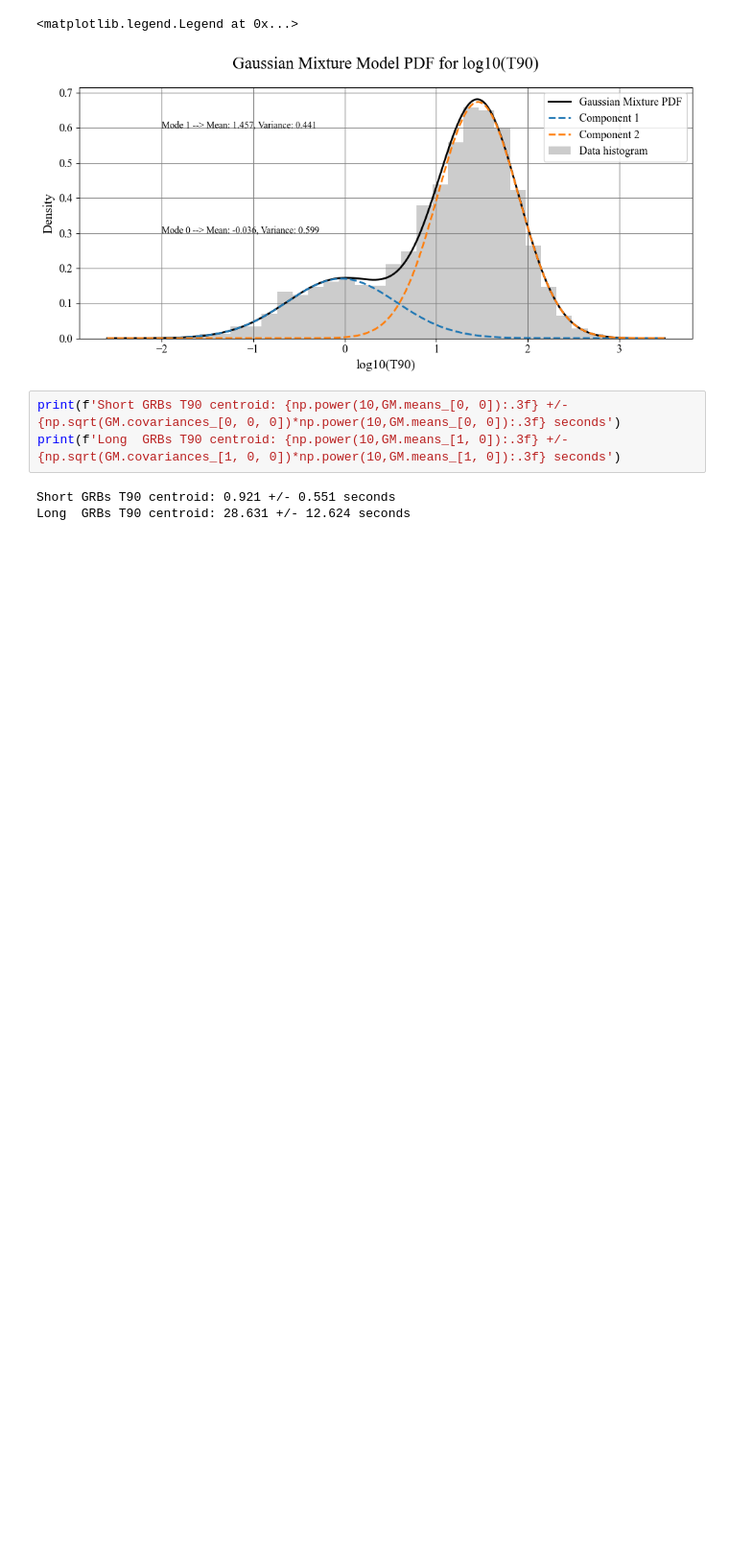
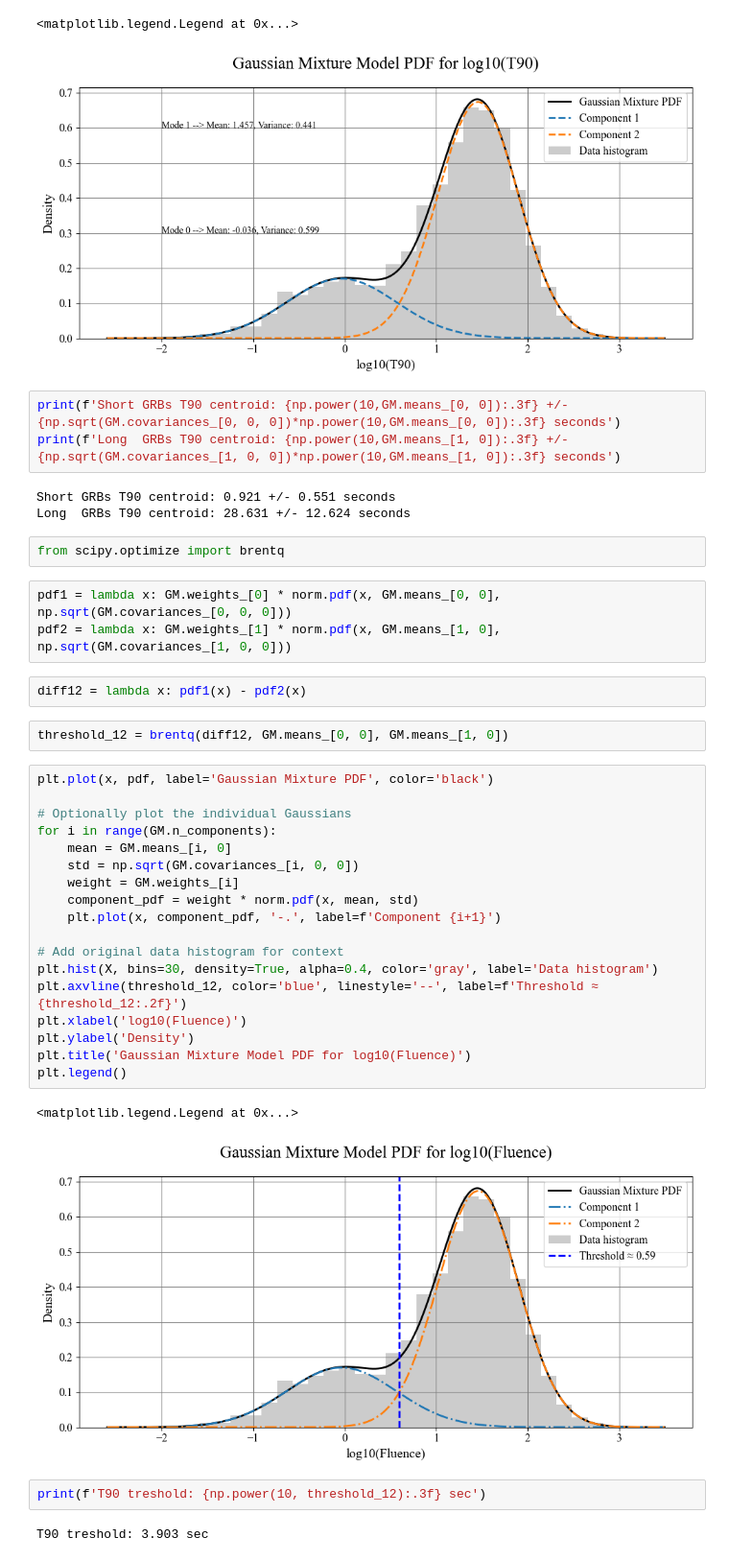
Before and after one commit to Richardforphys/AstroStatistics, a Jupyter notebook: AML/Notebooks/AstroStatistics/ML/GammaRayBursts/T90.ipynb, the cells around one changed output. Shown at 96% size. Drawn from its saved outputs; the diff is of its cells as text; blank space fills up the shorter version.

```diff
--- a/AML/Notebooks/AstroStatistics/ML/GammaRayBursts/T90.ipynb
+++ b/AML/Notebooks/AstroStatistics/ML/GammaRayBursts/T90.ipynb
@@ -151,3 +151,37 @@ print(f'Long  GRBs T90 centroid: {np.power(10,GM.means_[1, 0]):.3f} +/- {np.sqrt
 # %% [output]
 Short GRBs T90 centroid: 0.921 +/- 0.551 seconds
 Long  GRBs T90 centroid: 28.631 +/- 12.624 seconds
+# %%
+from scipy.optimize import brentq
+# %%
+pdf1 = lambda x: GM.weights_[0] * norm.pdf(x, GM.means_[0, 0], np.sqrt(GM.covariances_[0, 0, 0]))
+pdf2 = lambda x: GM.weights_[1] * norm.pdf(x, GM.means_[1, 0], np.sqrt(GM.covariances_[1, 0, 0]))
+# %%
+diff12 = lambda x: pdf1(x) - pdf2(x)
+# %%
+threshold_12 = brentq(diff12, GM.means_[0, 0], GM.means_[1, 0])
+# %%
+plt.plot(x, pdf, label='Gaussian Mixture PDF', color='black')
+
+# Optionally plot the individual Gaussians
+for i in range(GM.n_components):
+    mean = GM.means_[i, 0]
+    std = np.sqrt(GM.covariances_[i, 0, 0])
+    weight = GM.weights_[i]
+    component_pdf = weight * norm.pdf(x, mean, std)
+    plt.plot(x, component_pdf, '-.', label=f'Component {i+1}')
+
+# Add original data histogram for context
+plt.hist(X, bins=30, density=True, alpha=0.4, color='gray', label='Data histogram')
+plt.axvline(threshold_12, color='blue', linestyle='--', label=f'Threshold ≈ {threshold_12:.2f}')
+plt.xlabel('log10(Fluence)')
+plt.ylabel('Density')
+plt.title('Gaussian Mixture Model PDF for log10(Fluence)')
+plt.legend()
+# %% [output]
+<matplotlib.legend.Legend at 0x...>
+[figure, added]
+# %%
+print(f'T90 treshold: {np.power(10, threshold_12):.3f} sec')
+# %% [output]
+T90 treshold: 3.903 sec
```
Also changed, not shown: 7 other files.
